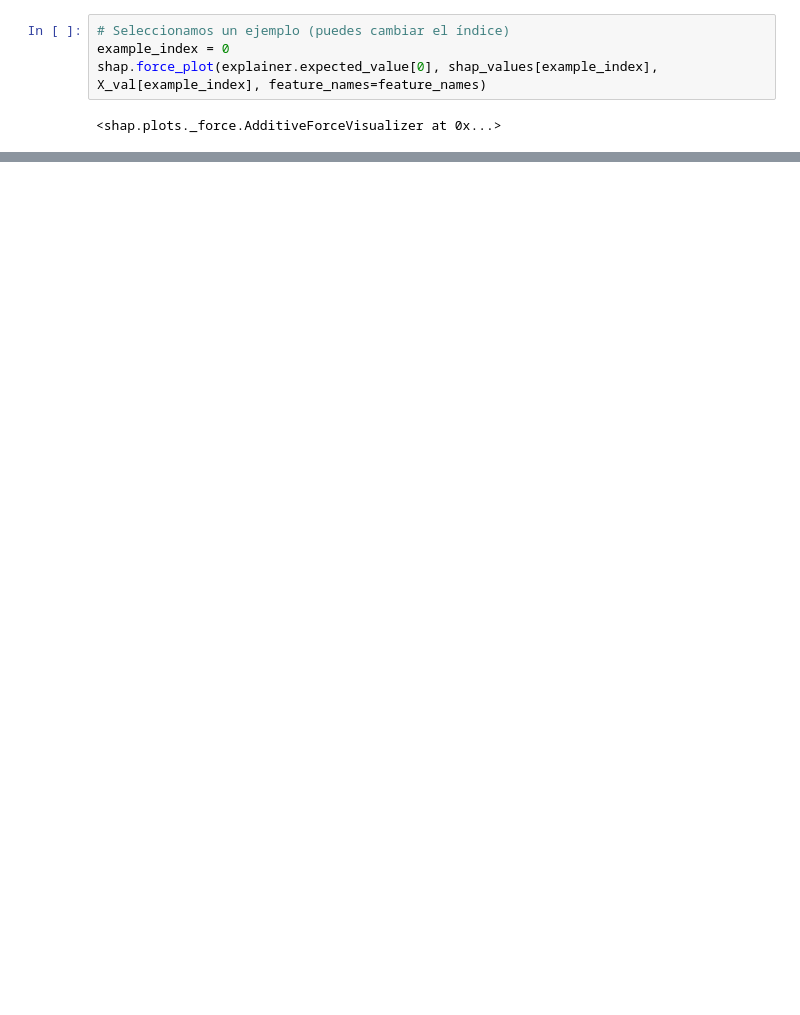
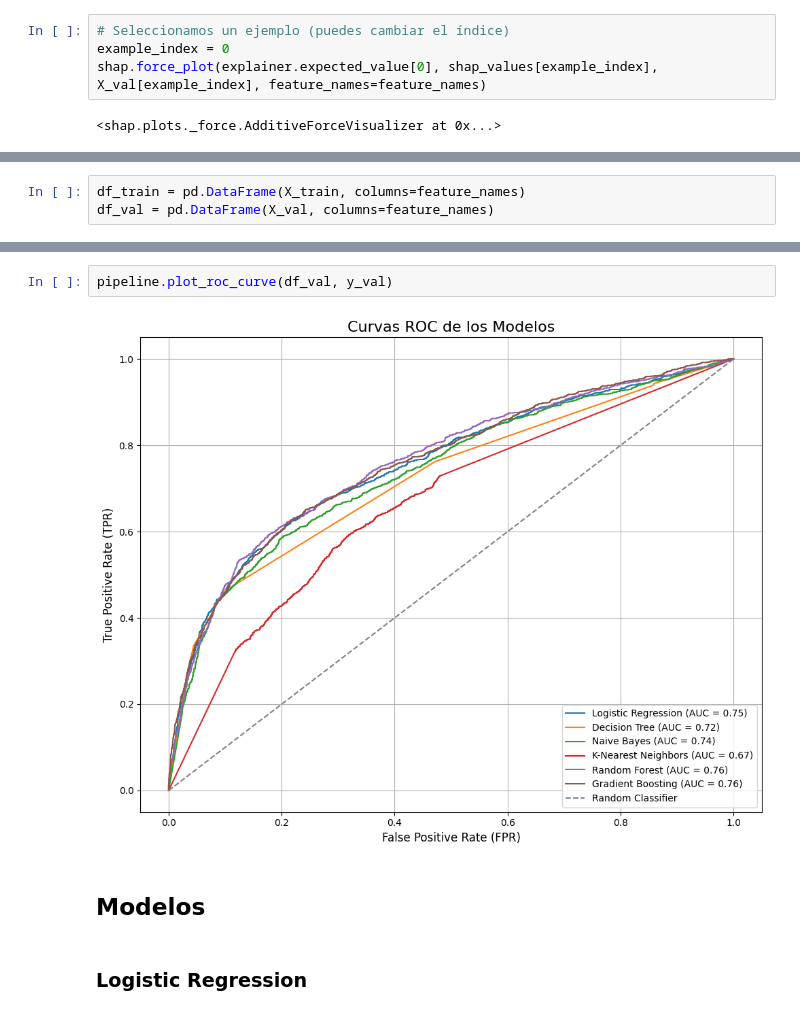
Before and after one commit to marioUnir/TFM, a Jupyter notebook: notebooks/4-Modelling.ipynb, the cells around one changed output, grey strips where cells are left out. Drawn from its saved outputs; the diff is of its cells as text; blank space fills up the shorter version.

```diff
--- a/notebooks/4-Modelling.ipynb
+++ b/notebooks/4-Modelling.ipynb
@@ -744,0 +738,3 @@ shap.force_plot(explainer.expected_value[0], shap_values[example_index], X_val[e
+# %%
+df_train = pd.DataFrame(X_train, columns=feature_names)
+df_val = pd.DataFrame(X_val, columns=feature_names)
@@ -744,0 +791,8 @@ shap.force_plot(explainer.expected_value[0], shap_values[example_index], X_val[e
+# %%
+pipeline.plot_roc_curve(df_val, y_val)
+# %% [output]
+[figure, added]
+# %% [markdown]
+## Modelos
+# %% [markdown]
+### Logistic Regression
```
Also changed, not shown: parts of 43 cells of this notebook, 12 other files.
